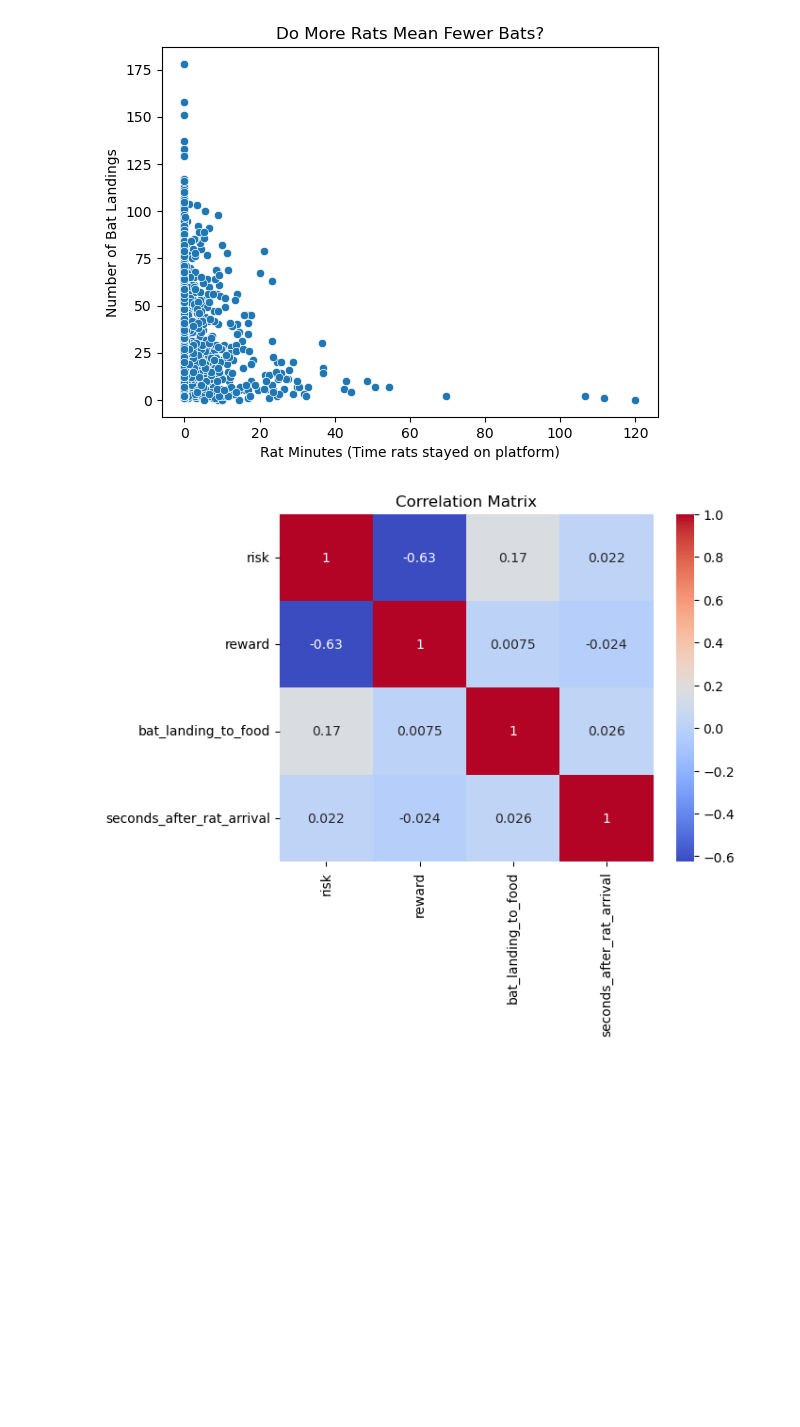
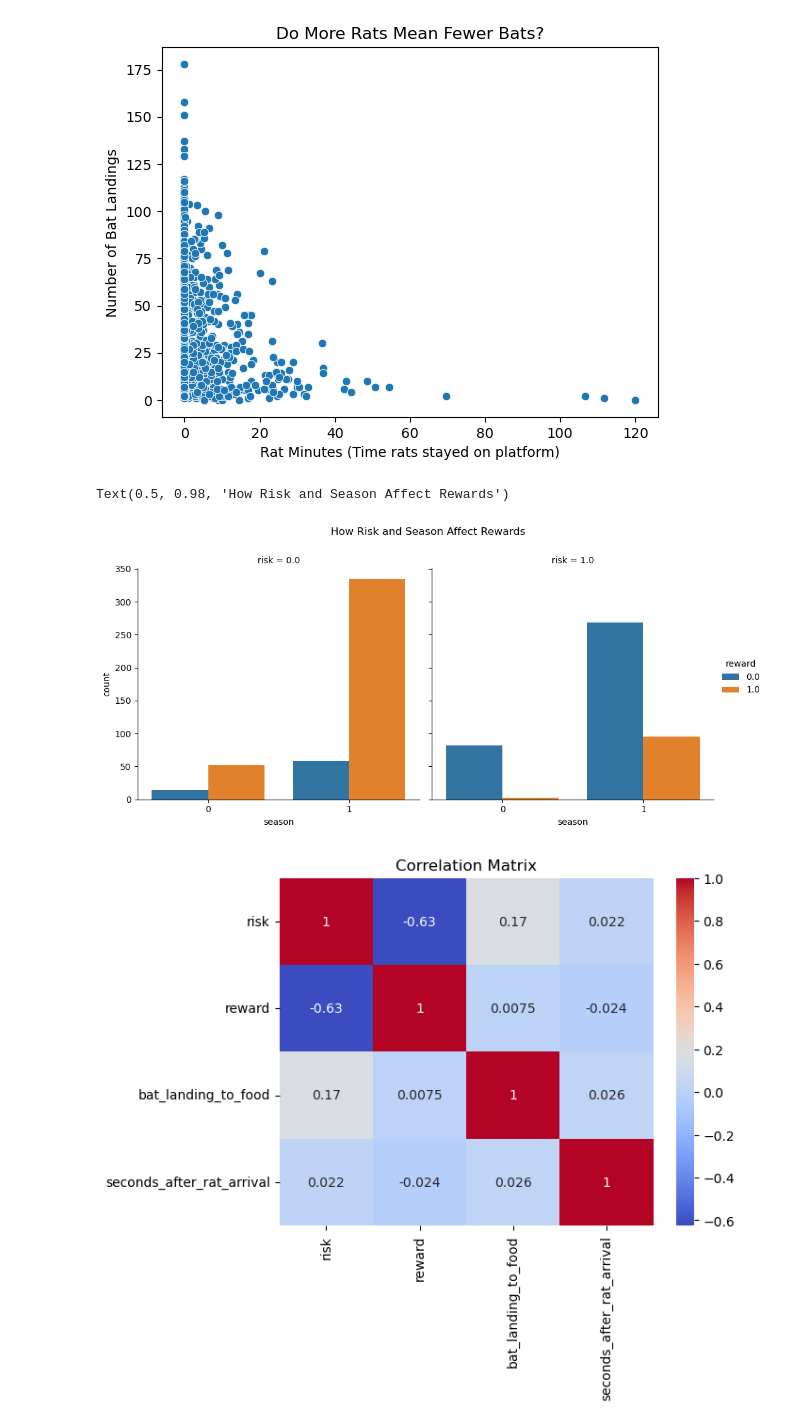
Before and after one commit to rochak79/S225_HIT140_group_77-, a Jupyter notebook: Visualization.ipynb, the cells around one changed output. Saved outputs shown, nothing was run; the diff lists cells and outputs as text; code cells hidden in the pictures; blank space fills up the shorter version.

```diff
--- a/Visualization.ipynb
+++ b/Visualization.ipynb
@@ -47,4 +57,11 @@ plt.ylabel("Number of Bat Landings")
 plt.show()
 # %% [output]
 [figure]
+# %%
+sns.catplot(data=df1, x="season", hue="reward", col="risk", kind="count")
+plt.subplots_adjust(top=0.85)
+plt.suptitle("How Risk and Season Affect Rewards")
+# %% [output]
+Text(0.5, 0.98, 'How Risk and Season Affect Rewards')
+[figure, added]
 # %%
```
Also changed, not shown: parts of 6 cells of this notebook, 1 other file.
